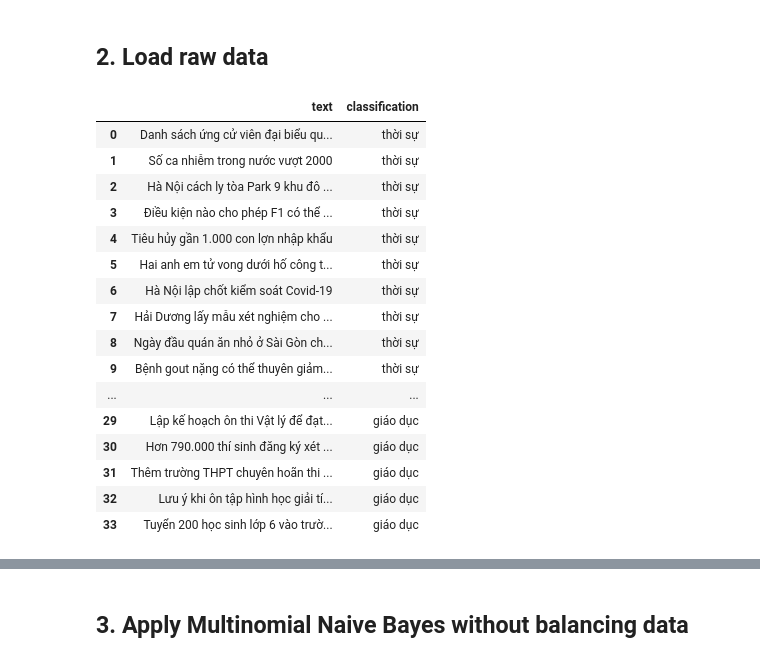
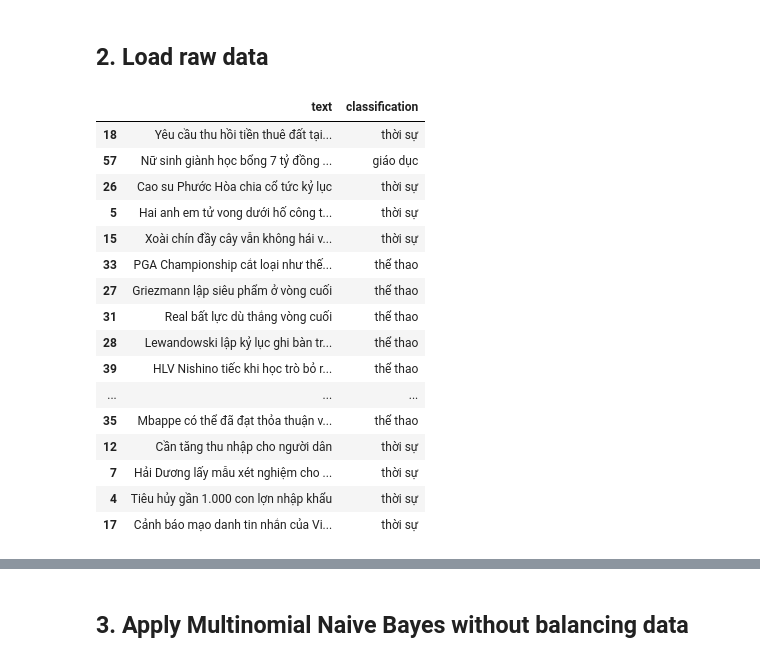
Before and after one commit to bluesky2106/python-ai, a Jupyter notebook: 03-naive_bayes/lab02/naivebayes.ipynb, the cells around one changed output, grey strips where cells are left out. Drawn from its saved outputs; the diff is of its cells as text; code cells hidden in the pictures.

```diff
--- a/03-naive_bayes/lab02/naivebayes.ipynb
+++ b/03-naive_bayes/lab02/naivebayes.ipynb
@@ -22,25 +28,27 @@ from imblearn.metrics import classification_report_imbalanced
 # %%
 # train data
 train_data = pd.read_csv('input/train_data.csv', sep=',')
-train_data
-# %% [output]
-|  | text | classification |
-| 0 | Danh sách ứng cử viên đại biểu qu... | thời sự |
-| 1 | Số ca nhiễm trong nước vượt 2000 | thời sự |
-| 2 | Hà Nội cách ly tòa Park 9 khu đô ... | thời sự |
-| 3 | Điều kiện nào cho phép F1 có thể ... | thời sự |
-| 4 | Tiêu hủy gần 1.000 con lợn nhập khẩu | thời sự |
-| 5 | Hai anh em tử vong dưới hố công t... | thời sự |
-| 6 | Hà Nội lập chốt kiểm soát Covid-19 | thời sự |
-| 7 | Hải Dương lấy mẫu xét nghiệm cho ... | thời sự |
-| 8 | Ngày đầu quán ăn nhỏ ở Sài Gòn ch... | thời sự |
-| 9 | Bệnh gout nặng có thể thuyên giảm... | thời sự |
-| ... | ... | ... |
-| 29 | Lập kế hoạch ôn thi Vật lý để đạt... | giáo dục |
-| 30 | Hơn 790.000 thí sinh đăng ký xét ... | giáo dục |
-| 31 | Thêm trường THPT chuyên hoãn thi ... | giáo dục |
-| 32 | Lưu ý khi ôn tập hình học giải tí... | giáo dục |
-| 33 | Tuyển 200 học sinh lớp 6 vào trườ... | giáo dục |
+# %%
+train_data.sample(frac=1)
+# train_data['classification']
+# %% [output]
+|  | text | classification |
+| 18 | Yêu cầu thu hồi tiền thuê đất tại... | thời sự |
+| 57 | Nữ sinh giành học bổng 7 tỷ đồng ... | giáo dục |
+| 26 | Cao su Phước Hòa chia cổ tức kỷ lục | thời sự |
+| 5 | Hai anh em tử vong dưới hố công t... | thời sự |
+| 15 | Xoài chín đầy cây vẫn không hái v... | thời sự |
+| 33 | PGA Championship cắt loại như thế... | thể thao |
+| 27 | Griezmann lập siêu phẩm ở vòng cuối | thể thao |
+| 31 | Real bất lực dù thắng vòng cuối | thể thao |
+| 28 | Lewandowski lập kỷ lục ghi bàn tr... | thể thao |
+| 39 | HLV Nishino tiếc khi học trò bỏ r... | thể thao |
+| ... | ... | ... |
+| 35 | Mbappe có thể đã đạt thỏa thuận v... | thể thao |
+| 12 | Cần tăng thu nhập cho người dân | thời sự |
+| 7 | Hải Dương lấy mẫu xét nghiệm cho ... | thời sự |
+| 4 | Tiêu hủy gần 1.000 con lợn nhập khẩu | thời sự |
+| 17 | Cảnh báo mạo danh tin nhắn của Vi... | thời sự |
 # %%
 # test data
 test_data = pd.read_csv('input/test_data.csv', sep=',')
```
Also changed, not shown: parts of 18 cells of this notebook, 2 other files.
